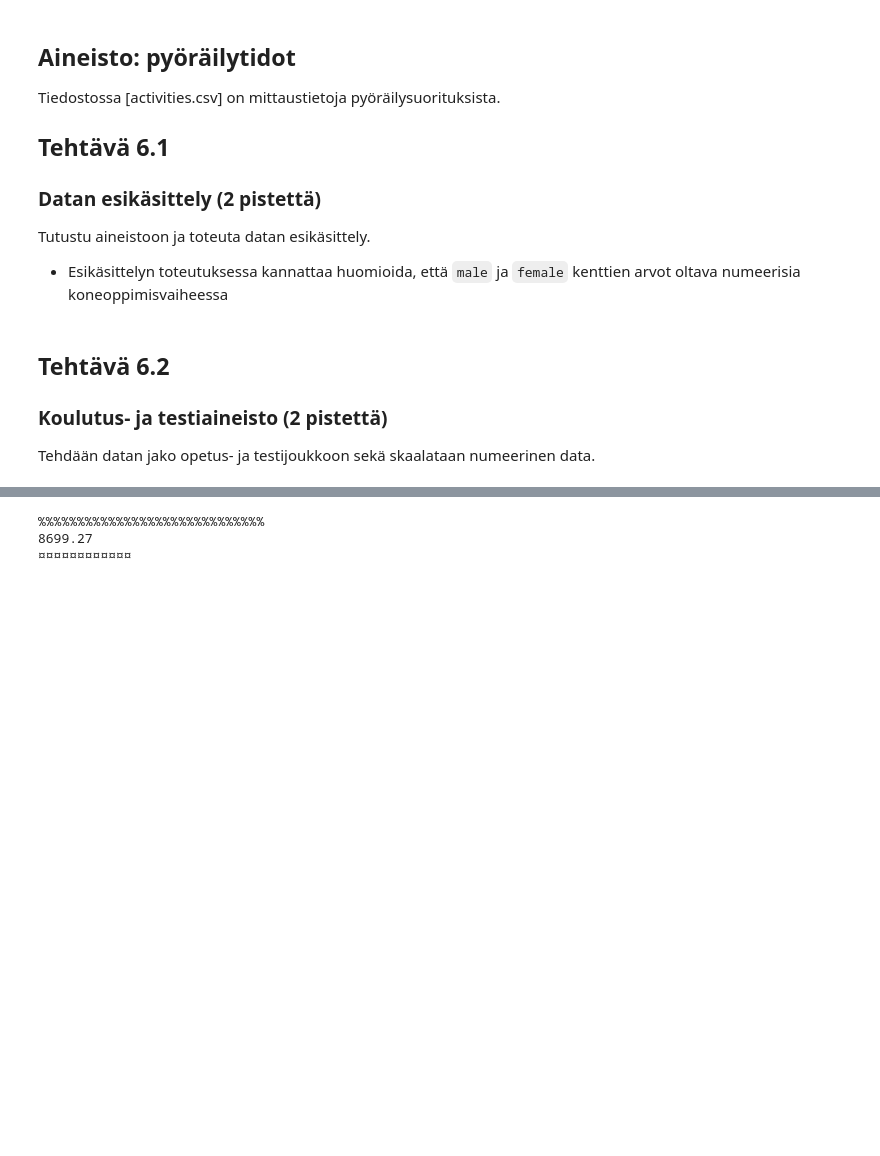
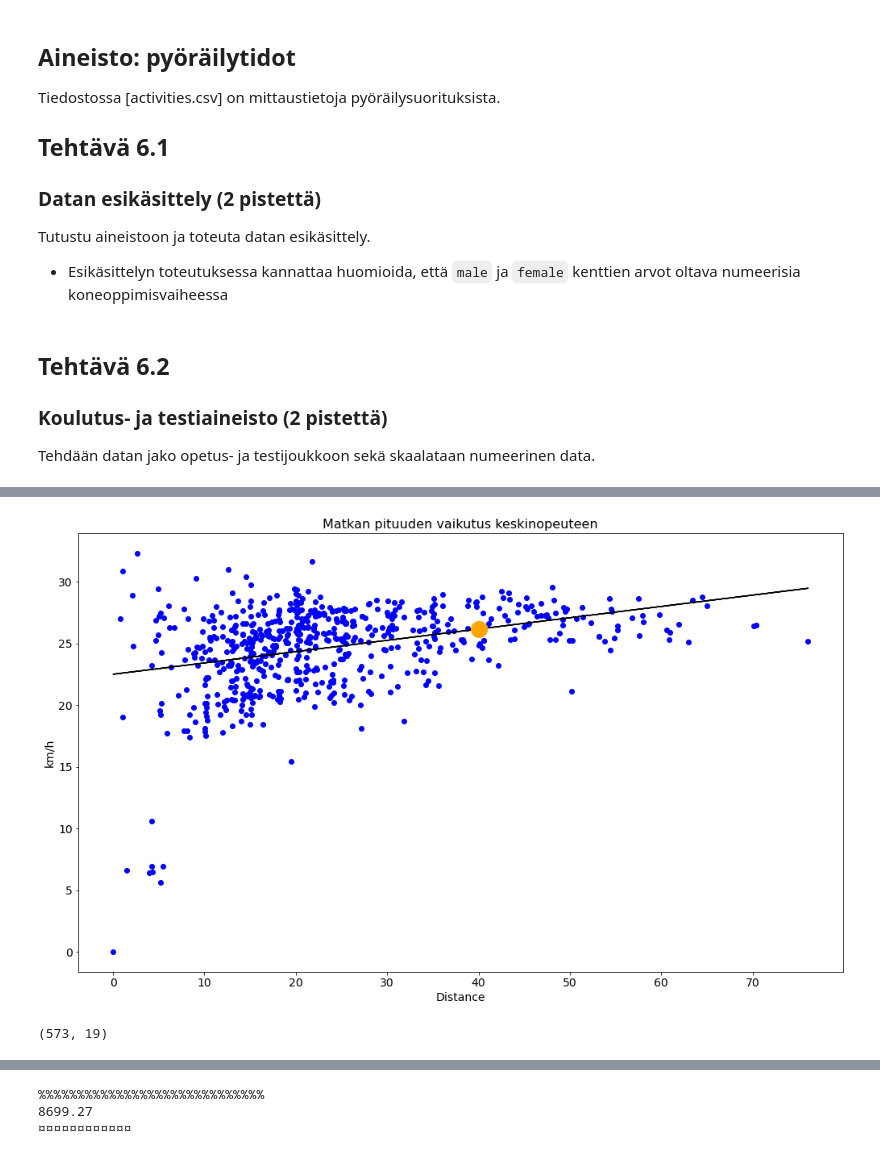
Before and after one commit to laakkti/deeplearningHT, a Jupyter notebook: tsekkaa.ipynb, the cells around one changed output, grey strips where cells are left out. Saved outputs shown, nothing was run; the diff lists cells and outputs as text; code cells hidden in the pictures; blank space fills up the shorter version.

```diff
--- a/tsekkaa.ipynb
+++ b/tsekkaa.ipynb
@@ -415,0 +365,39 @@ y_test=y_test.astype(int)
+# %%
+## Tee funktio jota voidaan jatkosssa hyödyntää muutenkin erikseen predic scaatter orange
+
+def linearRegression(df,columns,value):
+
+    X = np.array(df[columns[0]]).reshape(-1, 1)
+    y = np.array(df[columns[1]]).reshape(-1, 1)
+
+    X_train, X_test, y_train, y_test = train_test_split(X, y, test_size = 0.25)
+
+    model = LinearRegression()
+
+    model.fit(X_train, y_train)
+
+    y_pred = model.predict(X_test)
+
+    plt.figure()
+    plt.gcf().set_size_inches(17, 10)
+    plt.scatter(X_test, y_test, color ='b')
+    plt.plot(X_test, y_pred, color ='k')
+
+    x_pre = [[value]]
+    y_pre = model.predict(x_pre)
+
+    plt.plot(x_pre,y_pre, marker='o', color="orange", ms=20,ls='none')
+
+    plt.xlabel(columns[0], size=14)
+    plt.ylabel(columns[1], size=14)
+    plt.title(f"Matkan pituuden vaikutus keskinopeuteen",size=16)
+    plt.xticks(fontsize=14)
+    plt.yticks(fontsize=14)
+
+    plt.show()
+
+columns=['Distance','km/h']
+value=40
+linearRegression(df2,columns,value)
+# %% [output]
+[figure, added]
@@ -415,0 +441,33 @@ y_test=y_test.astype(int)
+# %%
+#Tehdään testi: Aion pyöräillä tänään 20 km, mikä mahtaa olla arvioitu keskinopeuteni kun teen rutiiinisuorituksen?
+
+# tämä on jossakin muuallakin Tee funktio!!! tai oikeastaan lisätään alkuun
+seasons=['Spring','Summer','Autumn','Winter']
+
+df2.loc[(df2["Month"]>=3) & (df2["Month"]<=5), 'Season'] = seasons[0]
+df2.loc[(df2["Month"]>=6) & (df2["Month"]<=8), 'Season'] = seasons[1]
+df2.loc[(df2["Month"]>=9) & (df2["Month"]<=11), 'Season'] = seasons[2]
+df2.loc[(df2["Month"]>=1) & (df2["Month"]<=2), 'Season'] = seasons[3]
+df2.loc[df2["Month"]==12, 'Season'] = seasons[3]
+
+
+def getSeason(month):
+    seasons=['Spring','Summer','Autumn','Winter']
+
+    if (month>=3) & (month>=5):
+        return seasons[0]
+    elif (month>=6) & (month>=8):
+        return seasons[1]
+    elif (month>=9) & (month>=11):
+        return seasons[2]
+    elif (month==12) | (month==1) | (month==2):
+        return seasons[3]
+    print(month)
+season=getSeason(1)
+
+dfForSeason=df2.loc[df2['Season']==season]
+display(dfForSeason.shape)
+
+##currentMonth=pd.Timestamp.now().month
+# %% [output]
+(573, 19)
```
Also changed, not shown: parts of 10 cells of this notebook, 1 other file.
